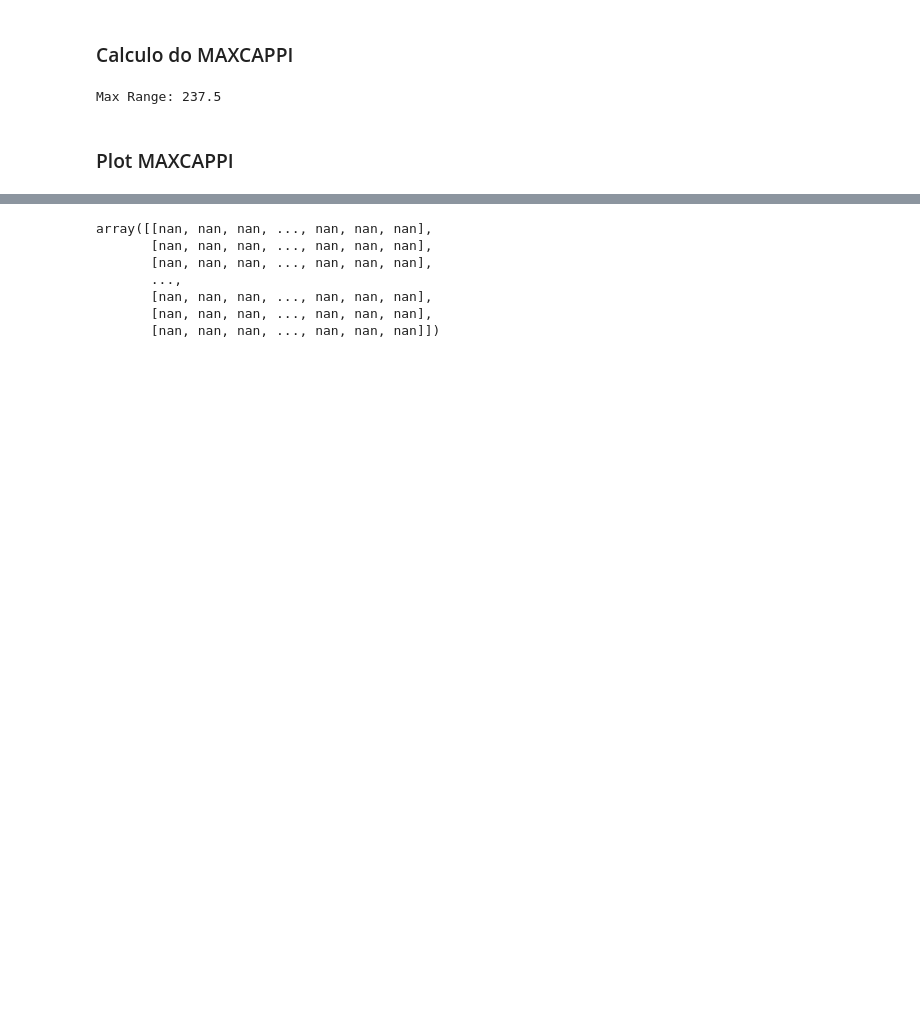
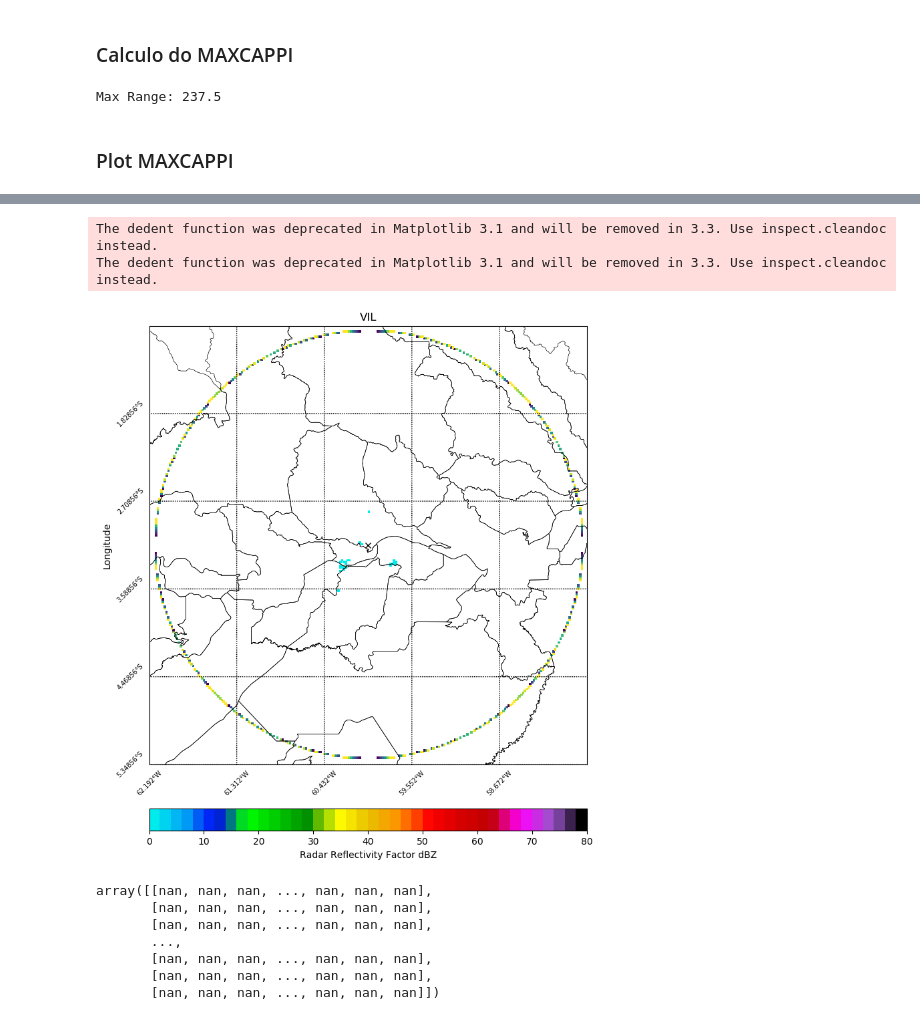
Before and after one commit to helvecioneto/CAP-394, a Jupyter notebook: 01-EDA.ipynb, the cells around one changed output, grey strips where cells are left out. Cells and saved outputs as stored; diff of their text form; code cells hidden in the pictures; blank space fills up the shorter version.

```diff
--- a/01-EDA.ipynb
+++ b/01-EDA.ipynb
@@ -114,6 +110,20 @@ def radarRange(rrange):
             if vrange[i][j] == -9999:
                 vrange[i][j] = np.float32('nan')
     return vrange
+# %%
+def VIL(data):
+    vil = 0
+    Z = data[0]
+   # print (Z)
+    for i in range(len(data)):
+        #print("Posicao" + str(k) + "")
+        #print(data[k])
+        vil = 3.44*10**(-6)*(((Z[i] + Z[i+1])/2)**(4/7))*0.5
+    return vil
+# %%
+vil = VIL(dbz)
+
+np.savetxt("vil.csv", vil, delimiter=",")
 # %%
 maxrange = radarRange(rrange[39])
 # %% [output]
@@ -183,3 +189,55 @@ cont_y = maxrange
+# %%
+my_coords = [-3.148556, -59.992000]     ## RADAR T1 SIPAM COORDS
+zoom_scale = 2.2                        ## ZOOM SCALE
+
+
+bbox = [my_coords[0]-zoom_scale,my_coords[0]+zoom_scale,\
+        my_coords[1]-zoom_scale,my_coords[1]+zoom_scale]
+
+
+fig, axes = plt.subplots(nrows=1,ncols=1,figsize=(10,10),dpi=100)
+label = 'Radar Reflectivity Factor ' + dbz_unit+ ''
+title = 'VIL'
+
+levs = np.linspace(0,80,41,endpoint=True)
+norm = mpl.colors.BoundaryNorm(levs,256)
+cmap = 'pyart_NWSRef'
+ax = axes
+
+m = Basemap(projection='merc',llcrnrlat=bbox[0],urcrnrlat=bbox[1],\
+            llcrnrlon=bbox[2],urcrnrlon=bbox[3],lat_ts=10,resolution='i')
+
+xi, yi = m(lon, lat)
+xm, ym = m(my_coords[1],my_coords[0])
+
+
+m.pcolormesh(xi,yi,maxrange)
+
+cs = m.pcolormesh(xi,yi,vil,norm=norm,cmap=cmap,ax=ax)
+m.plot(xm,ym, marker='x',color='k')
+
+
+# # # # Add Grid Lines
+m.drawparallels(np.arange(bbox[0],bbox[1],(bbox[1]-bbox[0])/5),labels=[1,0,0,0],rotation=45, size=(7))
+m.drawmeridians(np.arange(bbox[2],bbox[3],(bbox[3]-bbox[2])/5),labels=[0,0,0,1],rotation=45, size=(7))
+#m.drawmapboundary(fill_color='green')
+
+m.readshapefile('./data/am_municipios/13MUE250GC_SIR', 'teste')
+
+# # # # # Add Colorbar
+cbar = m.colorbar(cs, location='bottom', pad="10%")
+cbar.set_label(label)
+
+# # # # # Add Title
+plt.title(title)
+plt.ylabel('Longitude', labelpad=40)
+plt.xlabel('Latitude', labelpad=60)
+
+plt.show()
+# %% [output]
+The dedent function was deprecated in Matplotlib 3.1 and will be removed in 3.3. Use inspect.cleandoc instead.
+The dedent function was deprecated in Matplotlib 3.1 and will be removed in 3.3. Use inspect.cleandoc instead.
+[figure, added]
 # %%
 xc, yx = np.meshgrid(cont_x,cont_y)
 # %%
```
Also changed, not shown: parts of 5 cells of this notebook, 7 other files.
